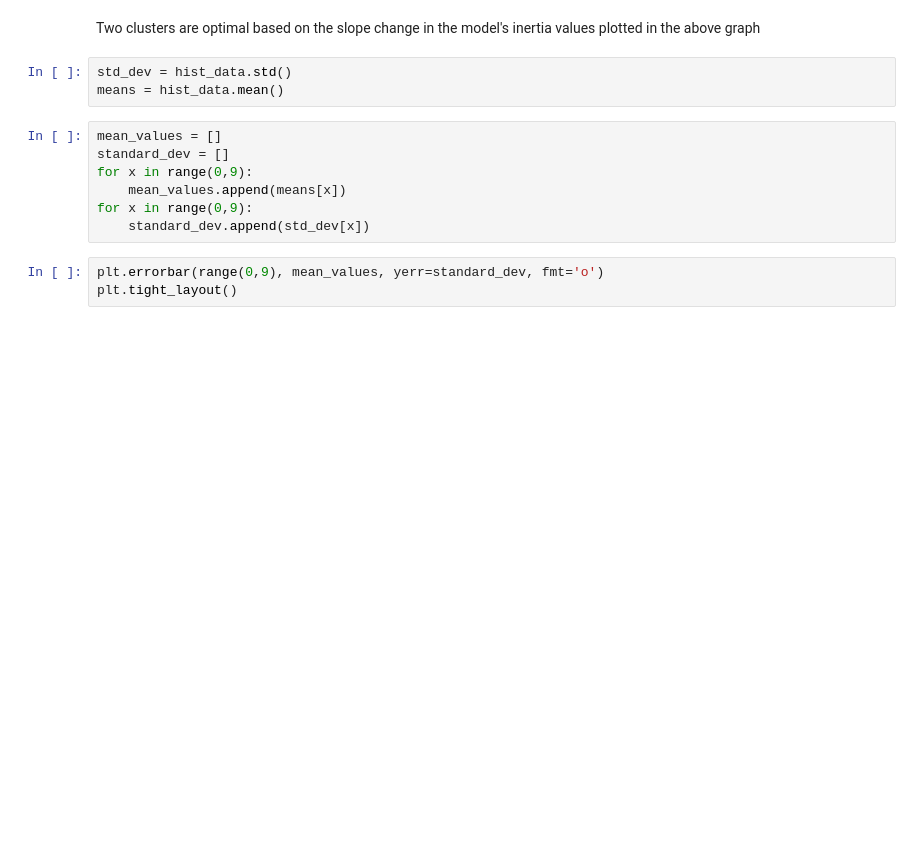
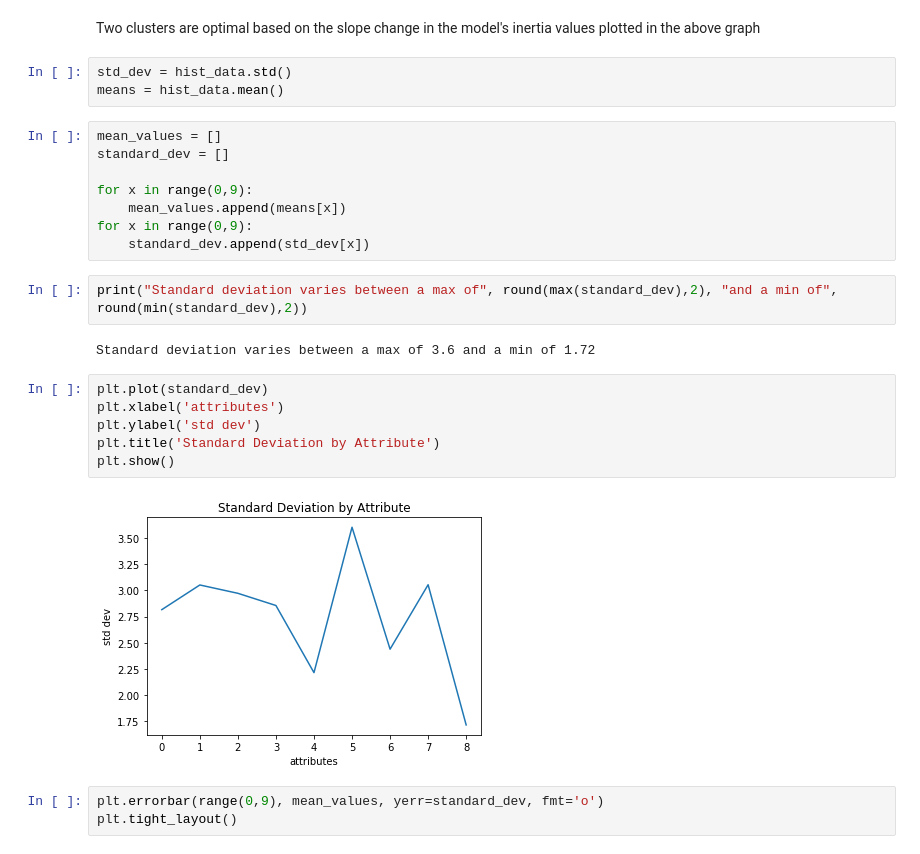
Before and after one commit to iamrajp/G10-PythonProject, a Jupyter notebook: code/Main.ipynb, the cells around one changed output. Saved outputs shown, nothing was run; the diff lists cells and outputs as text; blank space fills up the shorter version.

```diff
--- a/code/Main.ipynb
+++ b/code/Main.ipynb
@@ -226,10 +226,23 @@ means = hist_data.mean()
 # %%
 mean_values = []
 standard_dev = []
+
 for x in range(0,9):
     mean_values.append(means[x])
 for x in range(0,9):
     standard_dev.append(std_dev[x])
+# %%
+print("Standard deviation varies between a max of", round(max(standard_dev),2), "and a min of", round(min(standard_dev),2))
+# %% [output]
+Standard deviation varies between a max of 3.6 and a min of 1.72
+# %%
+plt.plot(standard_dev)
+plt.xlabel('attributes')
+plt.ylabel('std dev')
+plt.title('Standard Deviation by Attribute')
+plt.show()
+# %% [output]
+[figure, added]
 # %%
 plt.errorbar(range(0,9), mean_values, yerr=standard_dev, fmt='o')
 plt.tight_layout()
```
Also changed, not shown: parts of 2 cells of this notebook.
